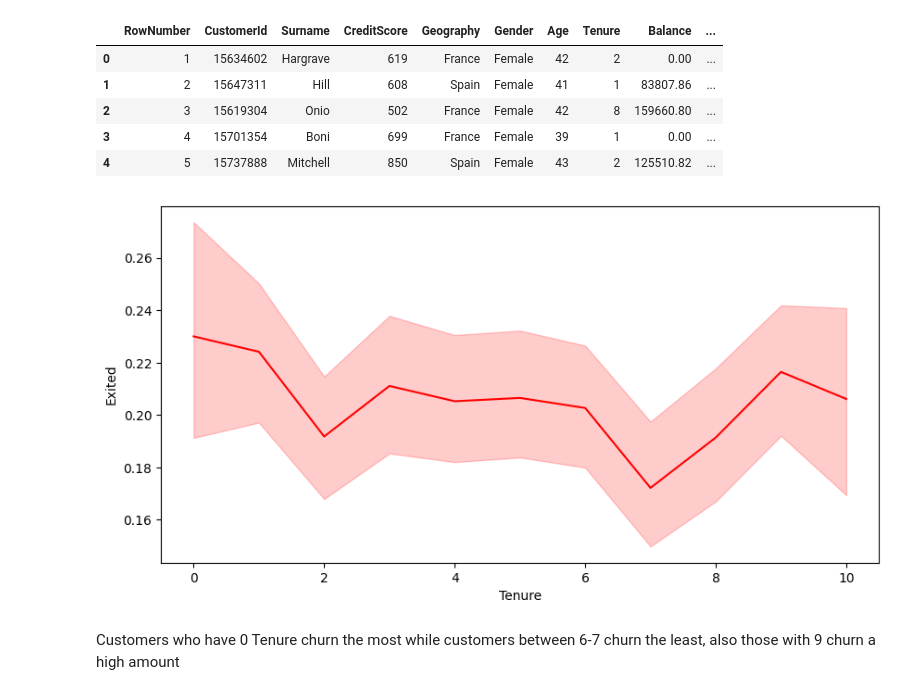
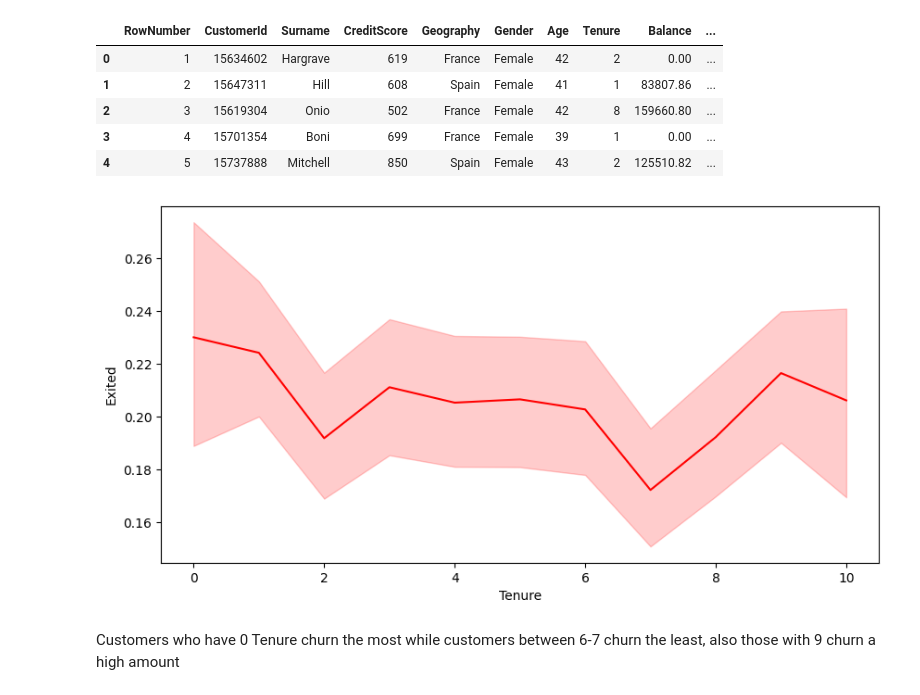
Before and after one commit to kuropeter/Bank-Customer-Churn-Analysis-with-python, a Jupyter notebook: EDA.ipynb, the cells around one changed output. Drawn from its saved outputs; the diff is of its cells as text; code cells hidden in the pictures.

```diff
--- a/EDA.ipynb
+++ b/EDA.ipynb
@@ -260,9 +260,9 @@ df1.head()
 # %%
 # Bar Chart showing the probabilty of Customers Churning based on their Tenure
 plt.figure(figsize=(10,5))
-sns.lineplot(data=df1, x='Tenure', y='Exited', color='red');
+sns.lineplot(data=df, x='Tenure', y='Exited', color='red');
 # %% [output]
-[figure, old version]
+[figure, new version]
 # %% [markdown]
 Customers who have 0 Tenure churn the most while customers between 6-7 churn the least, also those with 9 churn a high amount
 # %%
```
Also changed, not shown: parts of 11 cells of this notebook.
